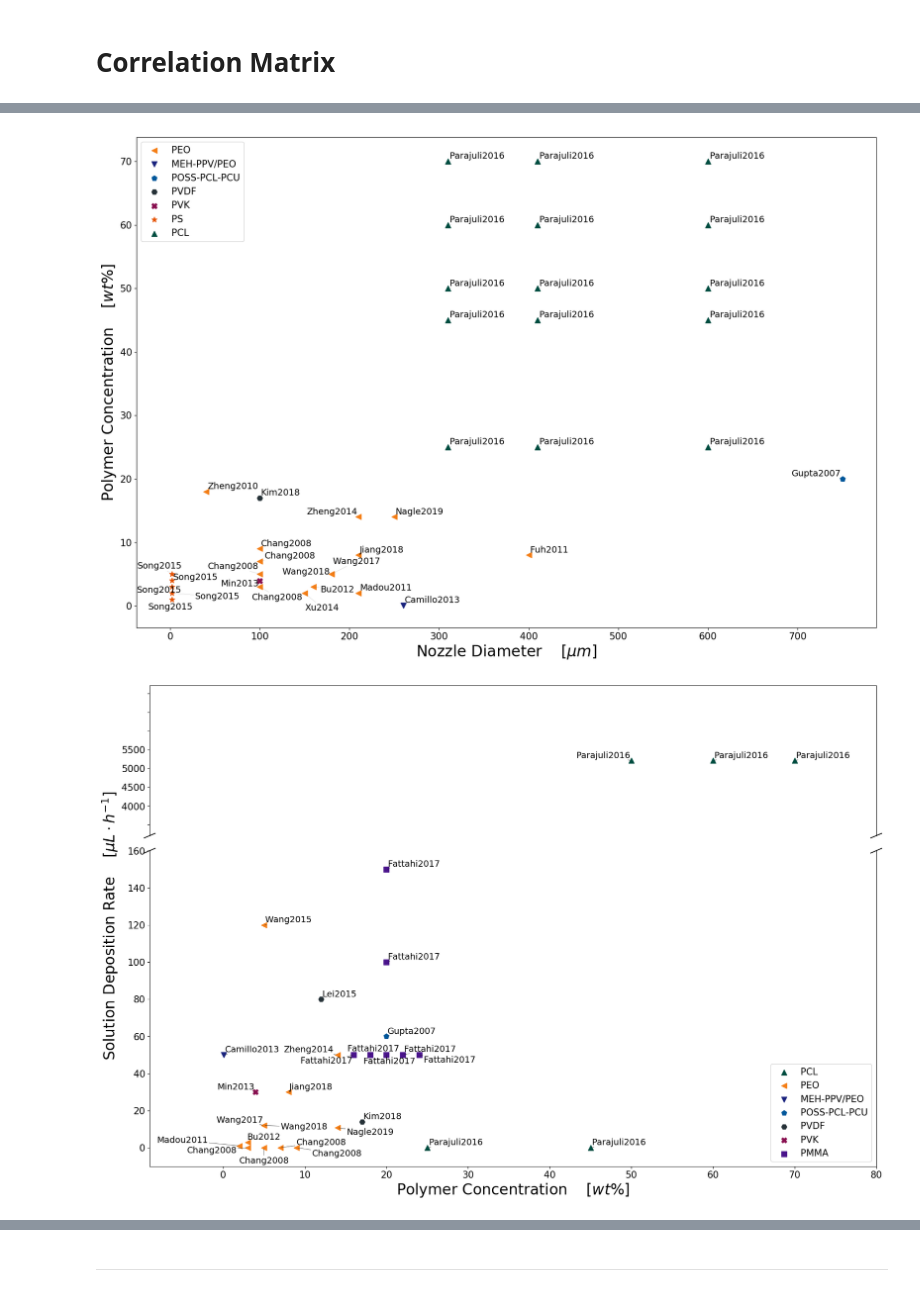
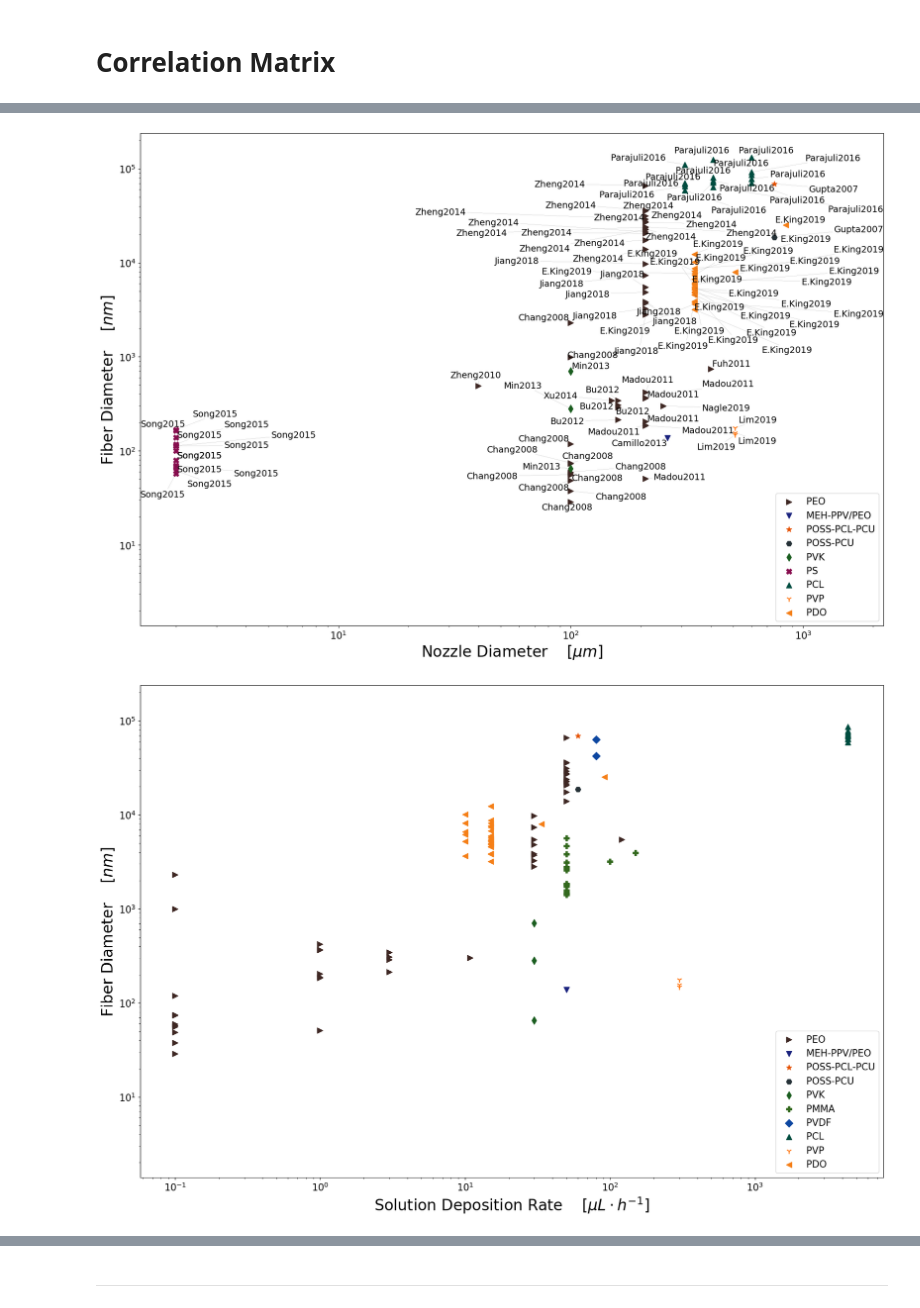
Before and after one commit to KiraSensei13/MNT_ITESM_Thesis, a Jupyter notebook: NFES_Review/_jupyterPlots/NFES_ReviewPaper.ipynb, the cells around one changed output, grey strips where cells are left out. Saved outputs shown, nothing was run; the diff lists cells and outputs as text; code cells hidden in the pictures.

```diff
--- a/NFES_Review/_jupyterPlots/NFES_ReviewPaper.ipynb
+++ b/NFES_Review/_jupyterPlots/NFES_ReviewPaper.ipynb
@@ -139,7 +139,7 @@ def cmax(value):
 #     plt.show();
 # %%
 # SCATTER PLOT WITH AXIS-BREAK AND REFERENCE ANNOTATIONS
-def scatterPlot_breakAxis(x_str, x_units, y_str, y_units, df, df_x, breakXlim=None, breakYlim=None, legloc='best'):
+def scatterPlot_breakAxis(x_str, x_units, y_str, y_units, refLabels, logScale, df, df_x, breakXlim=None, breakYlim=None, legloc='best'):
     ''' <required> x_str          : x-axis name. Must match a column name within df and df_x
 
         <required> x_units        : String used to print the x-axis units
@@ -618,30 +618,25 @@ def scatterPlot_breakAxis(x_str, x_units, y_str, y_units, df, df_x, breakXlim=No
         plt.ylabel(y_str + '    ' + y_units, fontsize=24);
 
     else: #do not break any axes
-        # Implement a 1row-1column grid to plot an "axis break"
-        # SMALL TOP - BIG BOTTOM
-        grid = plt.GridSpec(1, 1);
-        ax0  = fig.add_subplot(grid[0, 0]);
+        if logScale:
+            plt.yscale('log');
+            plt.xscale('log');
+        ax0 = plt.gca()
 
         # Use breakYlim to split the data and plot accordingly on each subplot
         # Plot each point individually to give each a defined color according to its related polymer
         for xi, yi, ci, ni in zip(x, y, polColour, polName):
             ax0.scatter(xi, yi, s=75, label=ni, c=markerColour[ci], marker=markerSymbol[ci]);
 
-        # GROUP ALL SUBPLOTS TO ADD FURTHER FORMATTING
-        # add a big axis to group all, and hide its frame
-        main = fig.add_subplot(111, frameon=False);
-        # hide tick and tick label of the big axis
-        plt.tick_params(labelcolor='none', top=False, bottom=False, left=False, right=False);
-
         # Display plots
-        # add annotations (references on each point)
-        texts_ax0 = []
-        for xs, ys, ss in zip(x, y, ref):
-            texts_ax0.append(ax0.text(xs, ys, str(ss), fontsize=reffontsize));
-        # avoid overlaps between annotations and add a linking line
-        kwargs = dict(transform=ax0.transAxes);
-        adjust_text(texts_ax0, ax=ax0, arrowprops=dict(arrowstyle="-", color='k', lw=0.1), save_steps=False, **kwargs);
+        if refLabels:
+            # add annotations (references on each point)
+            texts_ax0 = []
+            for xs, ys, ss in zip(x, y, ref):
+                texts_ax0.append(ax0.text(xs, ys, str(ss), fontsize=reffontsize));
+            # avoid overlaps between annotations and add a linking line
+            kwargs = dict(transform=ax0.transAxes);
+            adjust_text(texts_ax0, ax=ax0, arrowprops=dict(arrowstyle="-", color='k', lw=0.1), save_steps=False, **kwargs);
 
         # Show the plot lengend to link colors and polymer names
         handles, labels = ax0.get_legend_handles_labels();
@@ -652,9 +647,7 @@ def scatterPlot_breakAxis(x_str, x_units, y_str, y_units, df, df_x, breakXlim=No
 
     # Display main plot
     plt.legend(lgd.values(), lgd.keys(), prop={'size': 15}, loc=legloc);
-    #fig.tight_layout();
-    #plt.subplots_adjust(bottom=0.1, right=0.8, top=0.9)
-    plt.savefig('plt_' + x_str.replace(" ", "") + '_vs_' + y_str.replace(" ", "") + '.png', dpi=300, bbox_inches='tight');
+    plt.savefig('plt_' + x_str.replace(" ", "") + '_vs_' + y_str.replace(" ", "") + '.png', dpi=200, bbox_inches='tight');
     plt.show();
     mpl.rcParams.update(mpl.rcParamsDefault); # Recover matplotlib defaults
 
@@ -869,19 +884,23 @@ mpl.rcParams.update(mpl.rcParamsDefault); # Recover matplotlib defaults
 # %%
 x_str = 'Nozzle Diameter'; x_units = r'$[\mu m]$';
-y_str = 'Polymer Concentration'; y_units = r'$[wt\%]$';
+y_str = 'Fiber Diameter'; y_units = r'$[nm]$';
 breakXlim = None;
 breakYlim = None;
-legPos = 'upper left';
-scatterPlot_breakAxis(x_str, x_units, y_str, y_units, df, df_x, breakXlim, breakYlim, legPos);
+logScale  = True;
+refLabels = True;
+legPos = 'lower right';
+scatterPlot_breakAxis(x_str, x_units, y_str, y_units, refLabels, logScale, df, df_x, breakXlim, breakYlim, legPos);
 # %% [output]
-[figure, old version]
+[figure, new version]
 # %%
-x_str = 'Polymer Concentration'; x_units = r'$[wt\%]$';
-y_str = 'Solution Deposition Rate'; y_units = r'$[\mu L \cdot h^{-1}]$';
+x_str = 'Solution Deposition Rate'; x_units = r'$[\mu L \cdot h^{-1}]$';
+y_str = 'Fiber Diameter'; y_units = r'$[nm]$';
 breakXlim = None;
-breakYlim = 2000;
+breakYlim = None;
+logScale  = True;
+refLabels = False;
 legPos = 'lower right';
-scatterPlot_breakAxis(x_str, x_units, y_str, y_units, df, df_x, breakXlim, breakYlim, legPos);
+scatterPlot_breakAxis(x_str, x_units, y_str, y_units, refLabels, logScale, df, df_x, breakXlim, breakYlim, legPos);
 # %% [output]
-[figure, old version]
+[figure, new version]
 # %%
```
Also changed, not shown: parts of 11 cells of this notebook, 15 other files.
